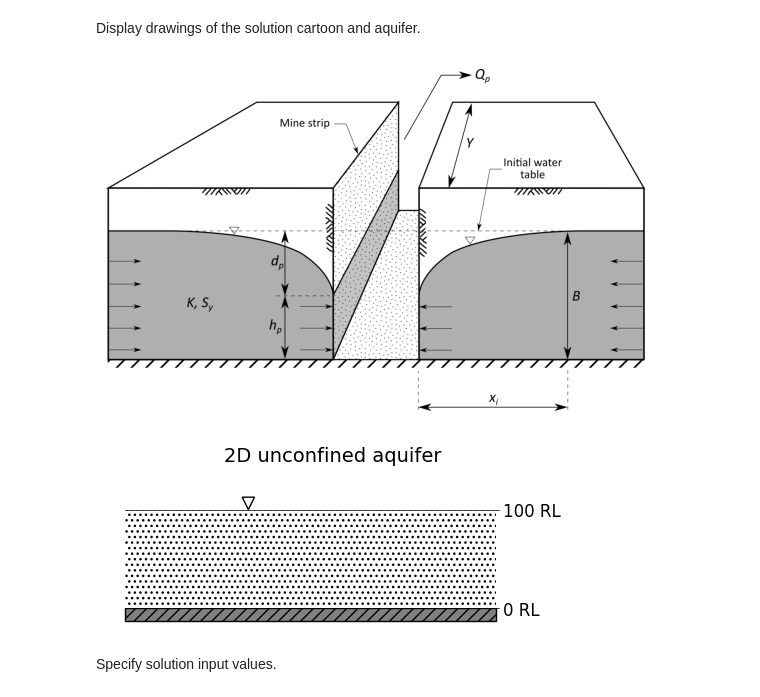
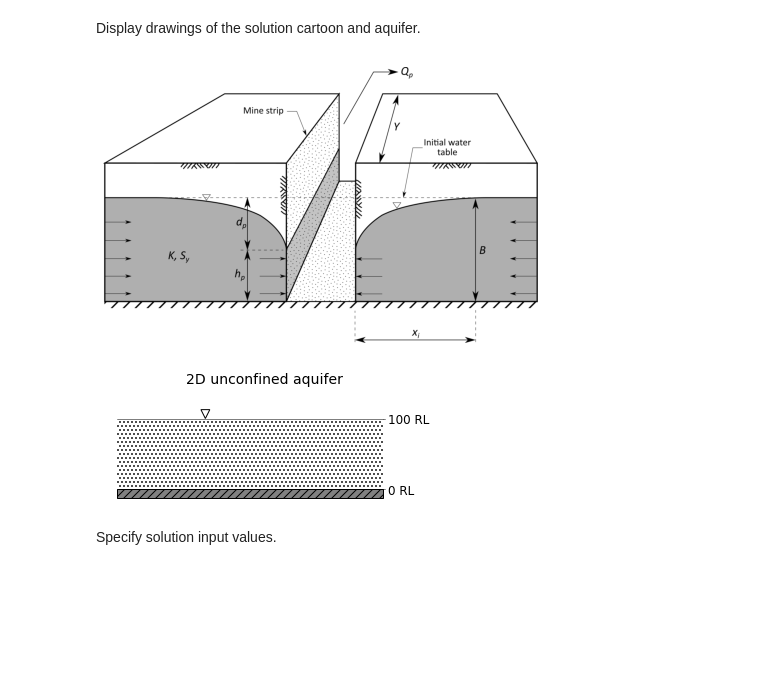
Before and after one commit to Moofbytes/pygaf_notebooks, a Jupyter notebook: pygaf_mine_flow.ipynb, the cells around one changed output. Saved outputs shown, nothing was run; the diff lists cells and outputs as text; code cells hidden in the pictures; blank space fills up the shorter version.

```diff
--- a/pygaf_mine_flow.ipynb
+++ b/pygaf_mine_flow.ipynb
@@ -325,11 +326,11 @@ Static water level: 100 [RL]
 # %% [markdown]
 Display drawings of the solution cartoon and aquifer.
 # %%
-S8.draw(dw=7)
+S8.draw(dw=8)
 S8.aq.draw()
 # %% [output]
-[figure, old version]
+[figure, new version]
-[figure, old version]
+[figure, new version]
 # %% [markdown]
 Specify solution input values.
 # %%
```
Also changed, not shown: parts of 30 cells of this notebook, 6 other files.
